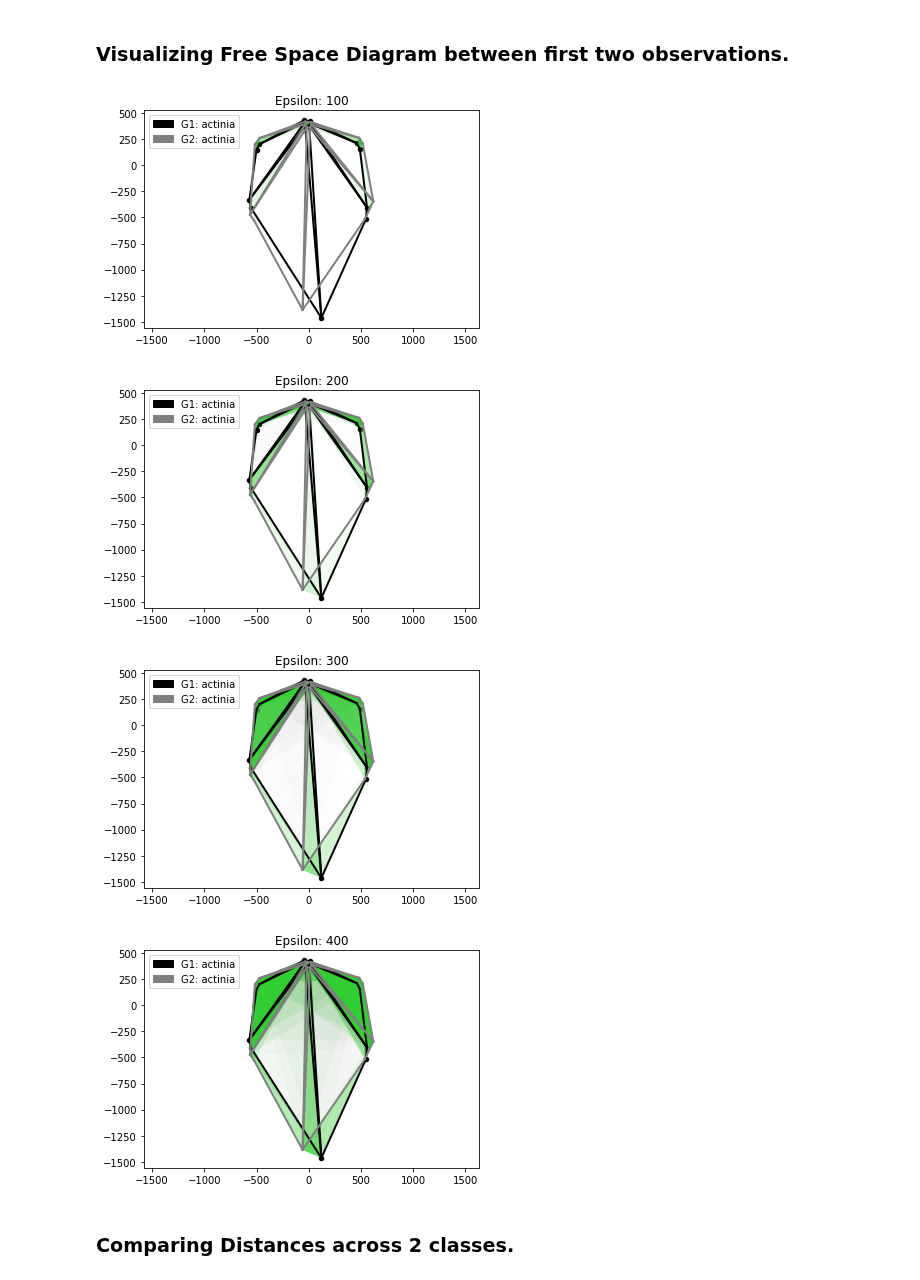
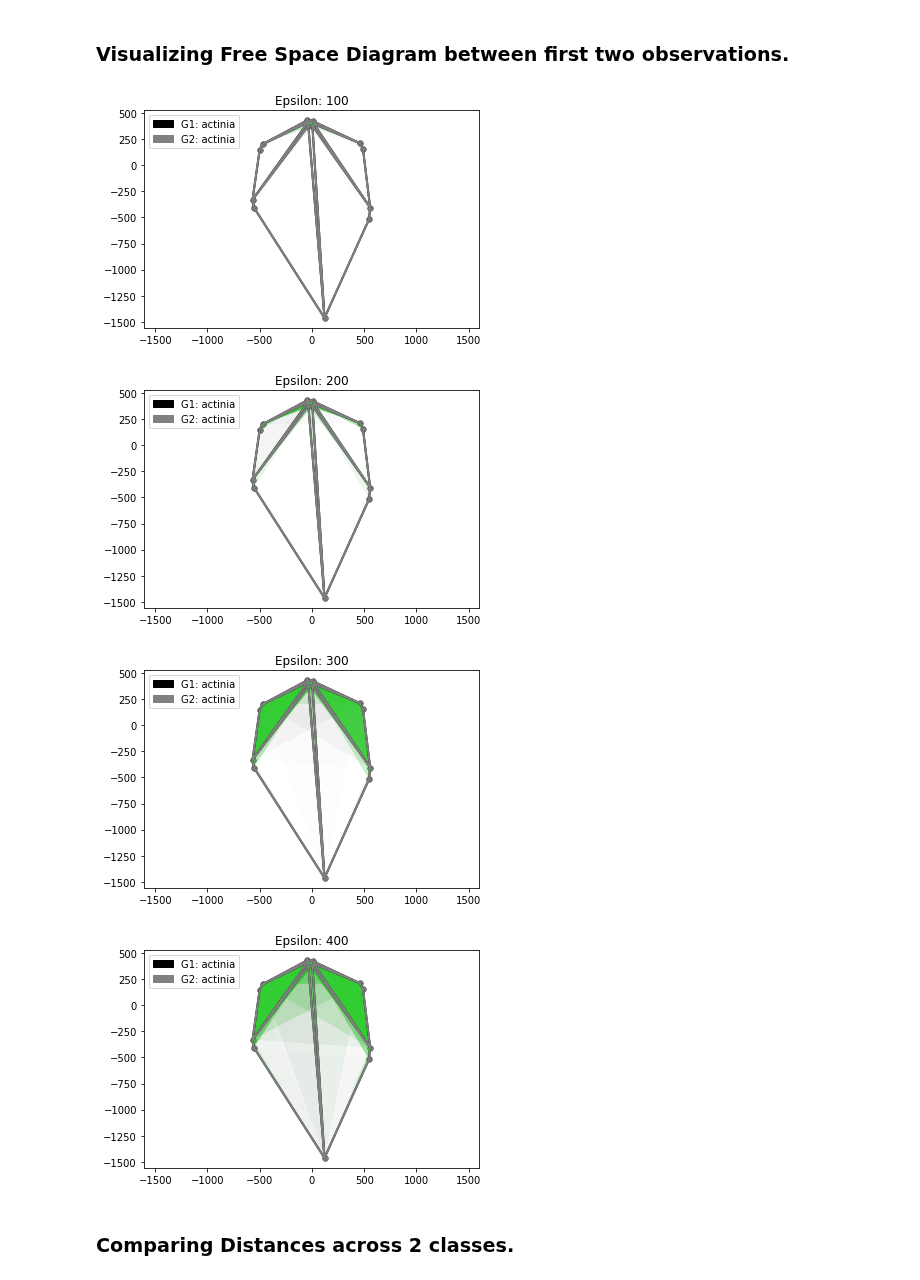
Before and after one commit to compgeomTU/will_rodman_thesis, a Jupyter notebook: leaf_data/maracuya.ipynb, the cells around one changed output. Drawn from its saved outputs; the diff is of its cells as text; code cells hidden in the pictures.

```diff
--- a/leaf_data/maracuya.ipynb
+++ b/leaf_data/maracuya.ipynb
@@ -138,12 +138,12 @@ def row_to_graph(row):
 # %%
 # First two observation example.
 row_1, row_2 = df.iloc[0], df.iloc[1]
-graph_1, graph_2 = row_to_graph(row_1), row_to_graph(row_2)
-
+graph_1, graph_2, graph_3 = row_to_graph(row_1), row_to_graph(row_2), row_to_graph(row_1)
+graph_1.id, graph_2.id, graph_3.id = 1, 2, 3
 # comparing two identical graphs
-binary_search = BinarySearch(graph_1, graph_1, left=0, right=1000, precision=10)
+binary_search = BinarySearch(graph_1, graph_3, left=0, right=1000, precision=10)
 epsilon = binary_search.search()
-print("Computing graph_1 by graph_1 (traversed) minimum epsilon:", epsilon)
+print("Computing graph_1 by graph_3 (traversed) minimum epsilon:", epsilon)
 
 # comparing graph two and graph one
 binary_search = BinarySearch(graph_2, graph_1, left=0, right=1000, precision=10)
@@ -162,13 +162,13 @@ Computing graph_1 by graph_2 (traversed) minimum epsilon: 187.5
 ### Visualizing Free Space Diagram between first two observations.
 # %%
 for epsilon in range(100, 500, 100):
-    visual = Visualize(graph_1, graph_2, epsilon=epsilon)
+    visual = Visualize(graph_1, graph_3, epsilon=epsilon)
     visual.plot_freespace()
 # %% [output]
-[figure, old version]
+[figure, new version]
-[figure, old version]
+[figure, new version]
-[figure, old version]
+[figure, new version]
-[figure, old version]
+[figure, new version]
 # %% [markdown]
 ### Comparing Distances across 2 classes.
 # %%
```
Also changed, not shown: parts of 3 cells of this notebook, 13 other files.
